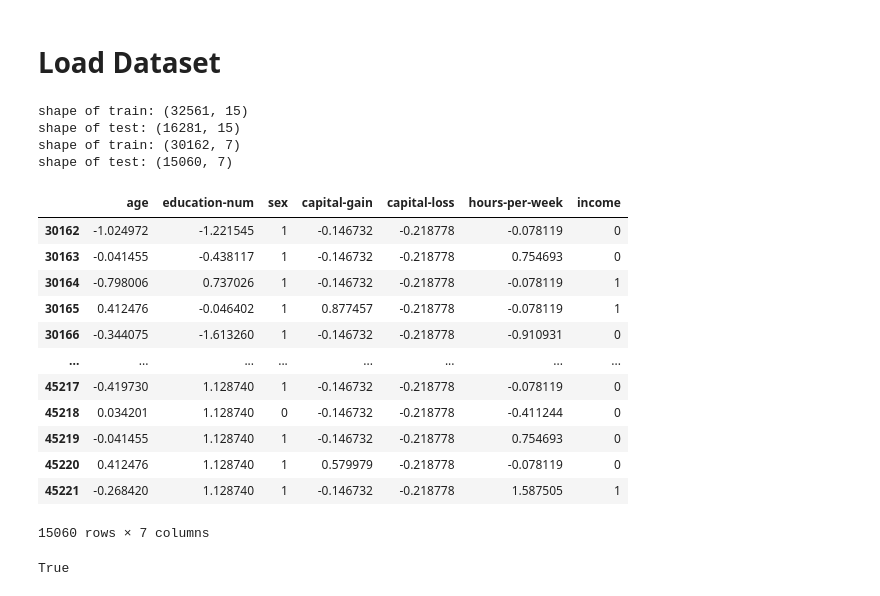
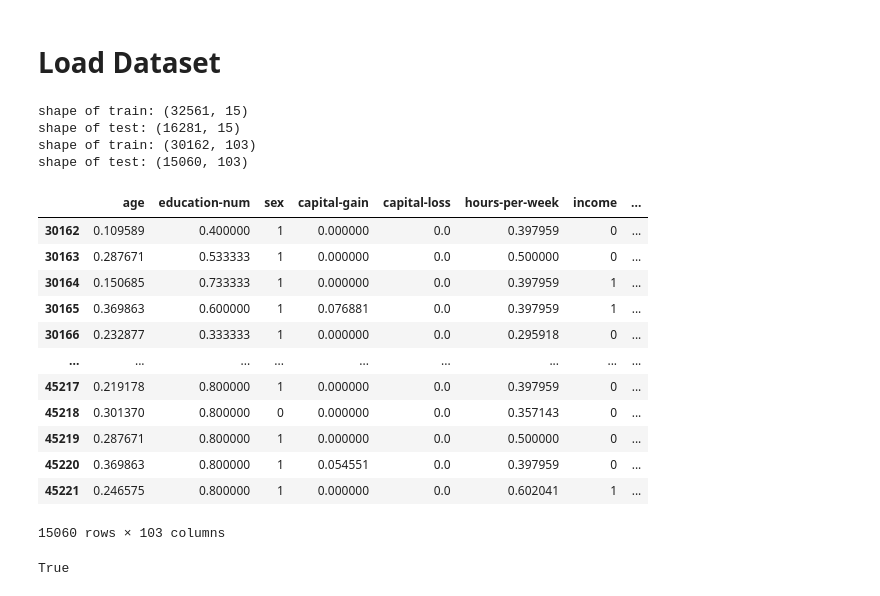
Before and after one commit to laurakn/undergrad_research_2022, a Jupyter notebook: main.ipynb, the cells around one changed output. Saved outputs shown, nothing was run; the diff lists cells and outputs as text; code cells hidden in the pictures.

```diff
--- a/main.ipynb
+++ b/main.ipynb
@@ -95,57 +95,58 @@ def f_load_data(TRAIN_DATASET_PATH:str,
 
 
   for col in int_col:
-    mean = combined_dataset[col].mean()
-    std = combined_dataset[col].std()
-    combined_dataset[col]=(combined_dataset[col]-mean)/std
+    max_element = combined_dataset[col].max()
+    min_element = combined_dataset[col].min()
+    dis = max_element - min_element
+    combined_dataset[col]=(combined_dataset[col]-min_element)/dis
 
   #scalar = StandardScaler()
   #tmp = scalar.fit_transform(combined_dataset[int_col.columns])
   #combined_dataset.drop(int_col, axis=1, inplace=True)
   #combined_dataset = np.hstack((combined_dataset.values, tmp))
 
 
   combined_dataset = adult_feature_engineering(combined_dataset)
 
   #display(combined_dataset)
   #combined_dataset.head()
   #combined_dataset.info()
 
   #train_dataset.info()
   #test_dataset.info()
   #train_dataset.head()
 
   #print(combined_dataset)
   #combined_dataset.head()
   index = train_dataset.shape[0]
 
   train_dataset = combined_dataset.iloc[:index,:]
   test_dataset = combined_dataset.iloc[index:,:]
   return train_dataset, test_dataset
 
 train_dataset, test_dataset = f_load_data(TRAIN_DATASET_PATH, TEST_DATASET_PATH,  True, column_name)
 
 print(f'shape of train: {train_dataset.shape}')
 print(f'shape of test: {test_dataset.shape}')
 display(test_dataset)
 # %% [output]
 shape of train: (32561, 15)
 shape of test: (16281, 15)
-shape of train: (30162, 7)
-shape of test: (15060, 7)
+shape of train: (30162, 103)
+shape of test: (15060, 103)
-|  | age | education-num | sex | capital-gain | capital-loss | hours-per-week | income |
-| 30162 | -1.024972 | -1.221545 | 1 | -0.146732 | -0.218778 | -0.078119 | 0 |
-| 30163 | -0.041455 | -0.438117 | 1 | -0.146732 | -0.218778 | 0.754693 | 0 |
-| 30164 | -0.798006 | 0.737026 | 1 | -0.146732 | -0.218778 | -0.078119 | 1 |
-| 30165 | 0.412476 | -0.046402 | 1 | 0.877457 | -0.218778 | -0.078119 | 1 |
-| 30166 | -0.344075 | -1.613260 | 1 | -0.146732 | -0.218778 | -0.910931 | 0 |
-| ... | ... | ... | ... | ... | ... | ... | ... |
-| 45217 | -0.419730 | 1.128740 | 1 | -0.146732 | -0.218778 | -0.078119 | 0 |
-| 45218 | 0.034201 | 1.128740 | 0 | -0.146732 | -0.218778 | -0.411244 | 0 |
-| 45219 | -0.041455 | 1.128740 | 1 | -0.146732 | -0.218778 | 0.754693 | 0 |
-| 45220 | 0.412476 | 1.128740 | 1 | 0.579979 | -0.218778 | -0.078119 | 0 |
-| 45221 | -0.268420 | 1.128740 | 1 | -0.146732 | -0.218778 | 1.587505 | 1 |
+|  | age | education-num | sex | capital-gain | capital-loss | hours-per-week | income | ... |
+| 30162 | 0.109589 | 0.400000 | 1 | 0.000000 | 0.0 | 0.397959 | 0 | ... |
+| 30163 | 0.287671 | 0.533333 | 1 | 0.000000 | 0.0 | 0.500000 | 0 | ... |
+| 30164 | 0.150685 | 0.733333 | 1 | 0.000000 | 0.0 | 0.397959 | 1 | ... |
+| 30165 | 0.369863 | 0.600000 | 1 | 0.076881 | 0.0 | 0.397959 | 1 | ... |
+| 30166 | 0.232877 | 0.333333 | 1 | 0.000000 | 0.0 | 0.295918 | 0 | ... |
+| ... | ... | ... | ... | ... | ... | ... | ... | ... |
+| 45217 | 0.219178 | 0.800000 | 1 | 0.000000 | 0.0 | 0.397959 | 0 | ... |
+| 45218 | 0.301370 | 0.800000 | 0 | 0.000000 | 0.0 | 0.357143 | 0 | ... |
+| 45219 | 0.287671 | 0.800000 | 1 | 0.000000 | 0.0 | 0.500000 | 0 | ... |
+| 45220 | 0.369863 | 0.800000 | 1 | 0.054551 | 0.0 | 0.397959 | 0 | ... |
+| 45221 | 0.246575 | 0.800000 | 1 | 0.000000 | 0.0 | 0.602041 | 1 | ... |
-15060 rows × 7 columns
+15060 rows × 103 columns
 # %%
 train_dataset.index.is_unique
 # %% [output]
```
Also changed, not shown: parts of 6 cells of this notebook.
